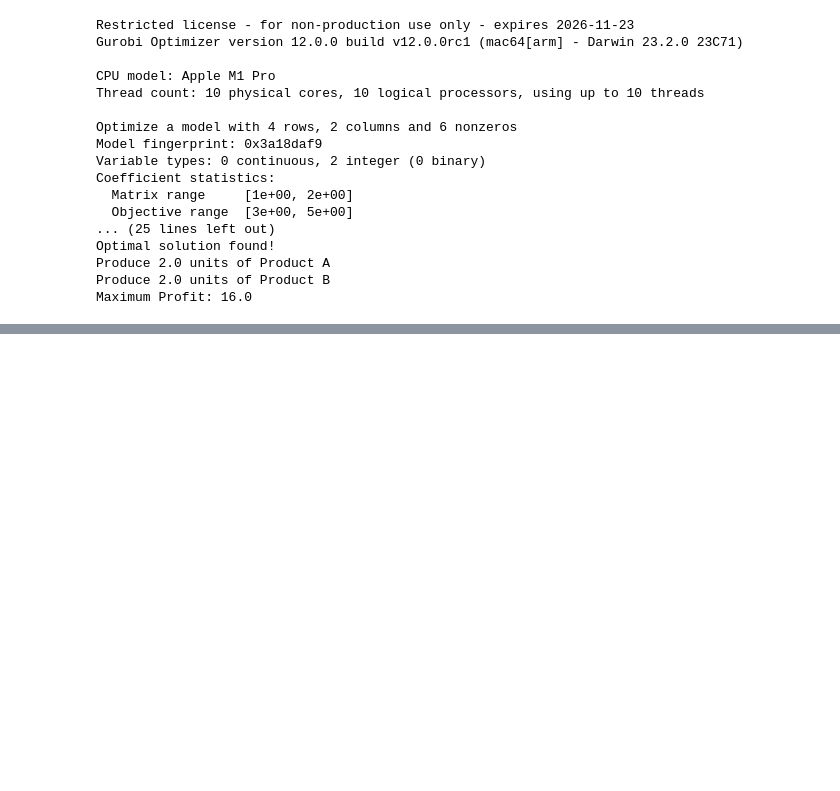
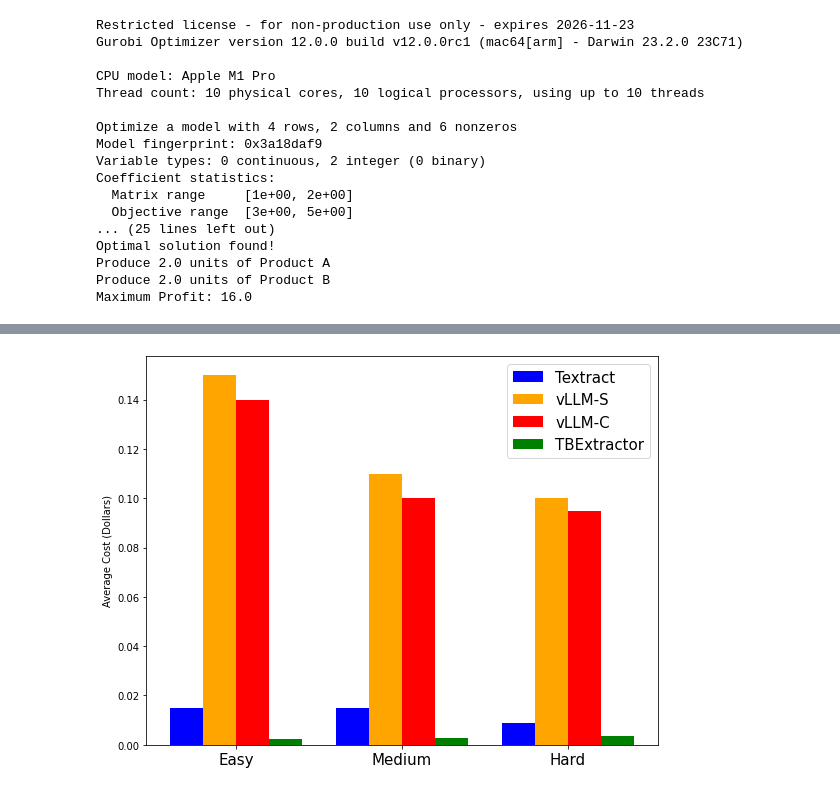
Before and after one commit to ucbepic/TWIX, a Jupyter notebook: utils/helper.ipynb, the cells around one changed output, grey strips where cells are left out. Saved outputs shown, nothing was run; the diff lists cells and outputs as text; code cells hidden in the pictures; blank space fills up the shorter version.

```diff
--- a/utils/helper.ipynb
+++ b/utils/helper.ipynb
@@ -126,0 +274,42 @@ Maximum Profit: 16.0
+# %%
+import matplotlib.pyplot as plt
+import numpy as np
+
+
+# Data for the bar plot
+time = np.array([
+    [0.015,0.15,0.14,0.0024],
+    [0.015,0.11,0.1,0.0028],
+    [0.009,0.1,0.095,0.0037]
+])
+
+
+# Categories and labels
+categories = ['Easy', 'Medium', 'Hard']
+bar_labels = ['Textract', 'vLLM-S', 'vLLM-C', 'TBExtractor']
+
+# Create the bar plot
+x = np.arange(len(categories))  # the label locations
+bar_width = 0.2  # Width of each bar
+fig, ax = plt.subplots(figsize=(8, 6))
+colors = ['blue', 'orange', 'red', 'green']
+# Plot each group of bars
+for i in range(time.shape[1]):
+    ax.bar(x + i * bar_width, time[:, i], bar_width, label=bar_labels[i], color=colors[i])
+
+
+# Add labels, title, and custom x-axis tick labels
+ax.set_xticks(x + bar_width * (time.shape[1] - 1) / 2)
+ax.set_xticklabels(categories,fontsize = 15)
+ax.set_ylabel('Average Cost (Dollars)')
+ax.legend(fontsize=15)
+
+# Adjust font size for axes
+#ax.tick_params(axis='both', which='major', labelsize=12)
+
+# Display the plot
+plt.tight_layout()
+#plt.show()
+plt.savefig('/Users/yiminglin/Documents/research/Pdf_reverse/pics/cost.pdf', format='pdf',bbox_inches='tight', dpi=300)
+# %% [output]
+[figure, added]
```
Also changed, not shown: parts of 4 cells of this notebook, 2 other files.
